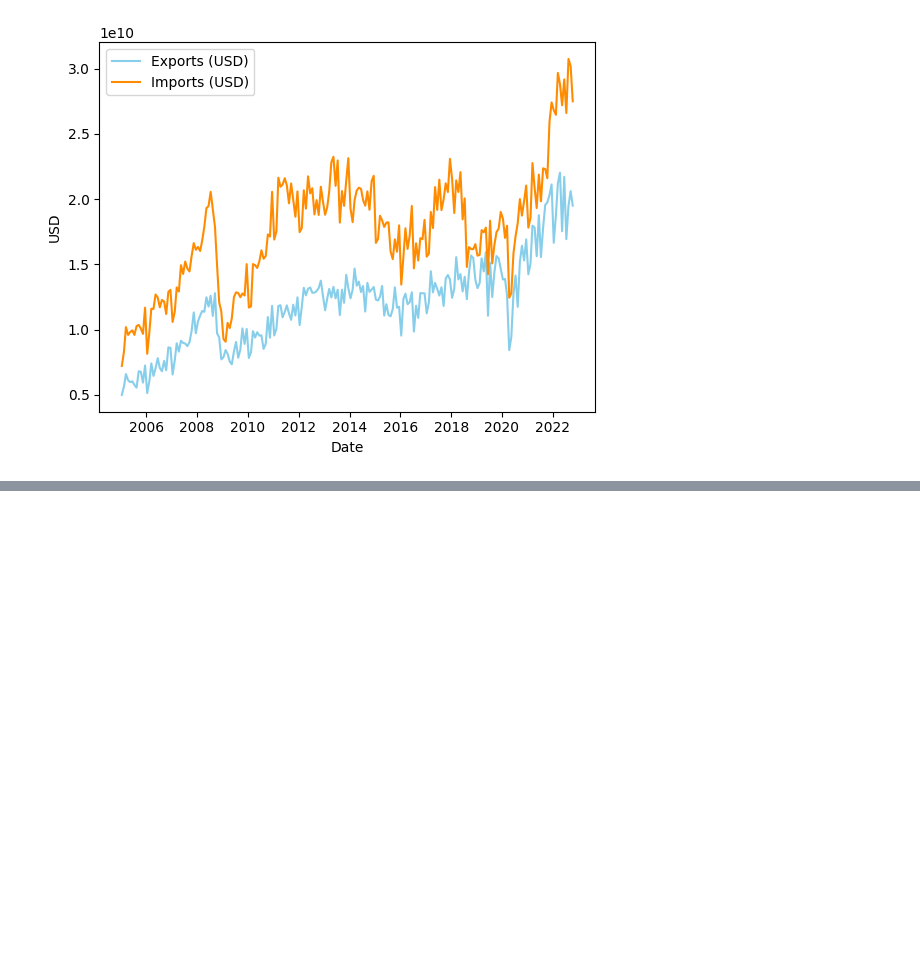
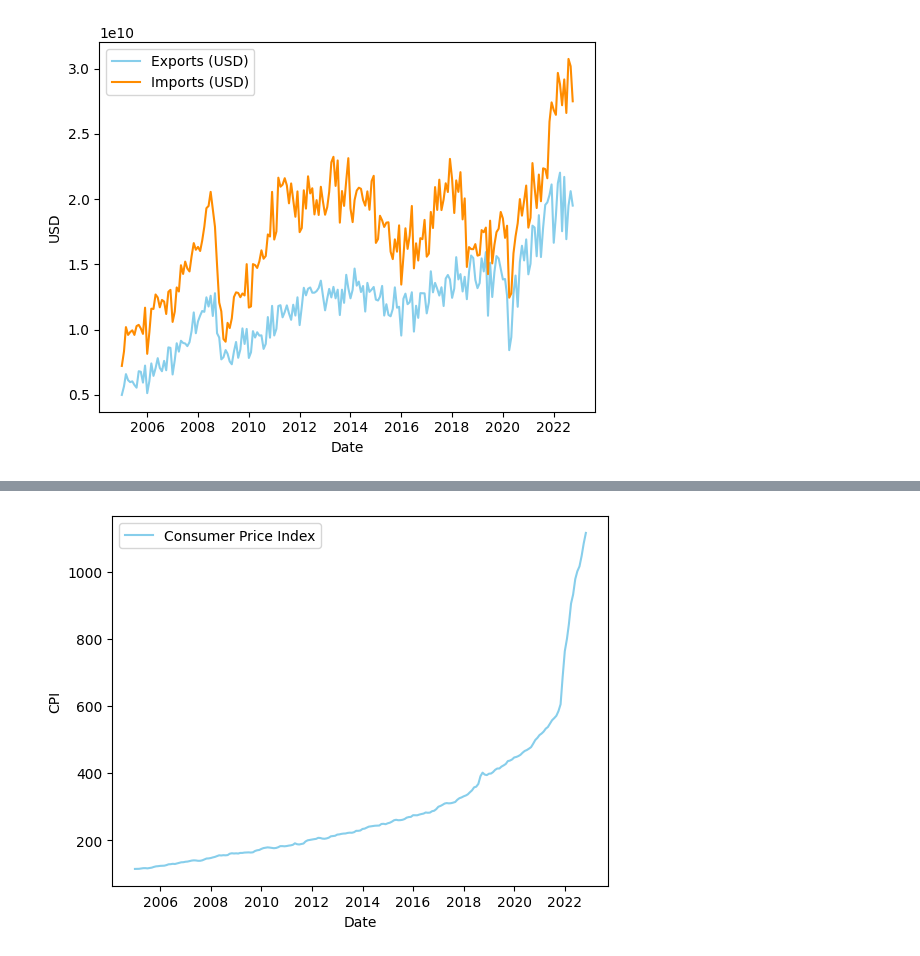
Before and after one commit to Ahmetyasin/CS512-project, a Jupyter notebook: CleaningTuikData.ipynb, the cells around one changed output, grey strips where cells are left out. Cells and saved outputs as stored; diff of their text form; code cells hidden in the pictures; blank space fills up the shorter version.

```diff
--- a/CleaningTuikData.ipynb
+++ b/CleaningTuikData.ipynb
@@ -71,0 +247,2 @@ plt.show()
+# %%
+df = pd.read_csv('cleaned_data/consumer_price_index.csv', parse_dates=['date'])
@@ -71,0 +258,8 @@ plt.show()
+# %%
+plt.plot('date', 'consumer_price_index', data=df, color='skyblue', label='Consumer Price Index')
+plt.xlabel('Date')
+plt.ylabel('CPI')
+plt.legend()
+plt.show()
+# %% [output]
+[figure, added]
```
Also changed, not shown: parts of 35 cells of this notebook, 5 other files.
